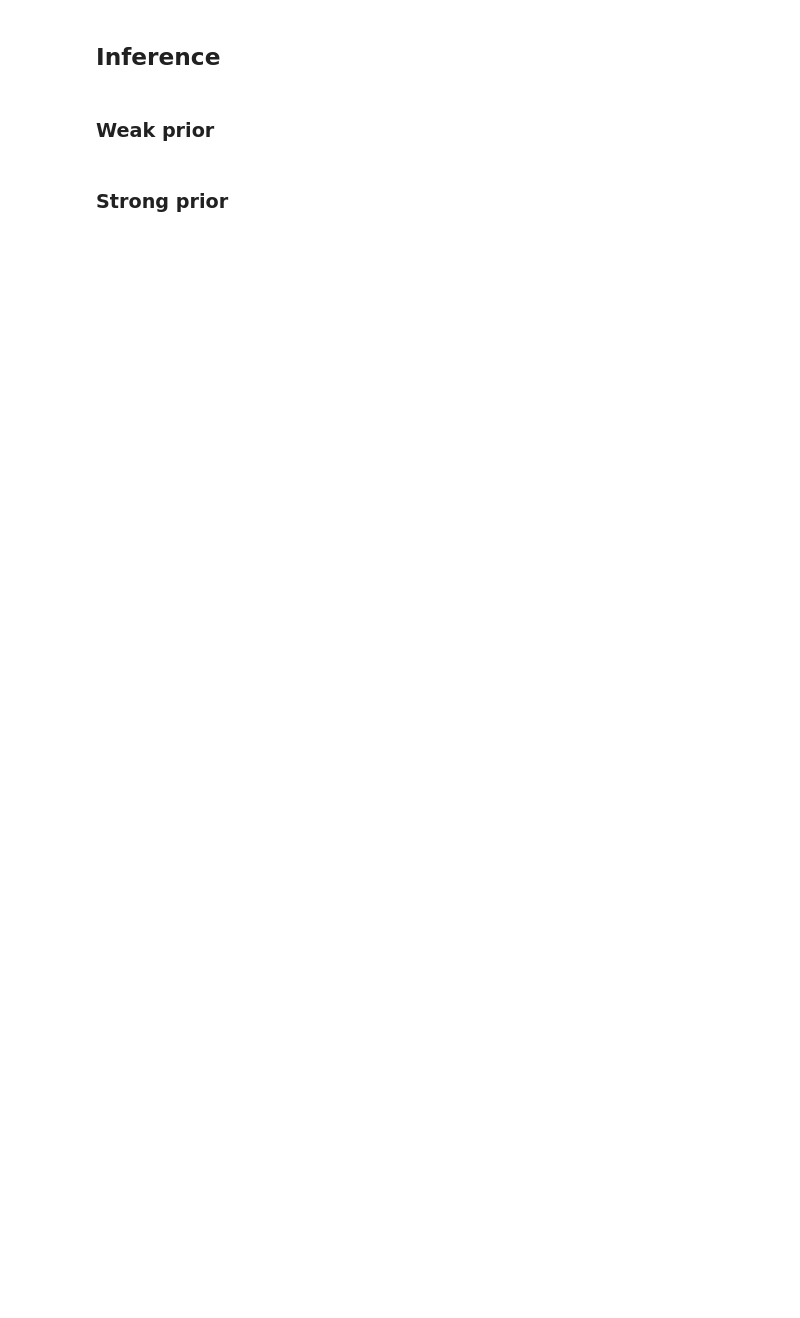
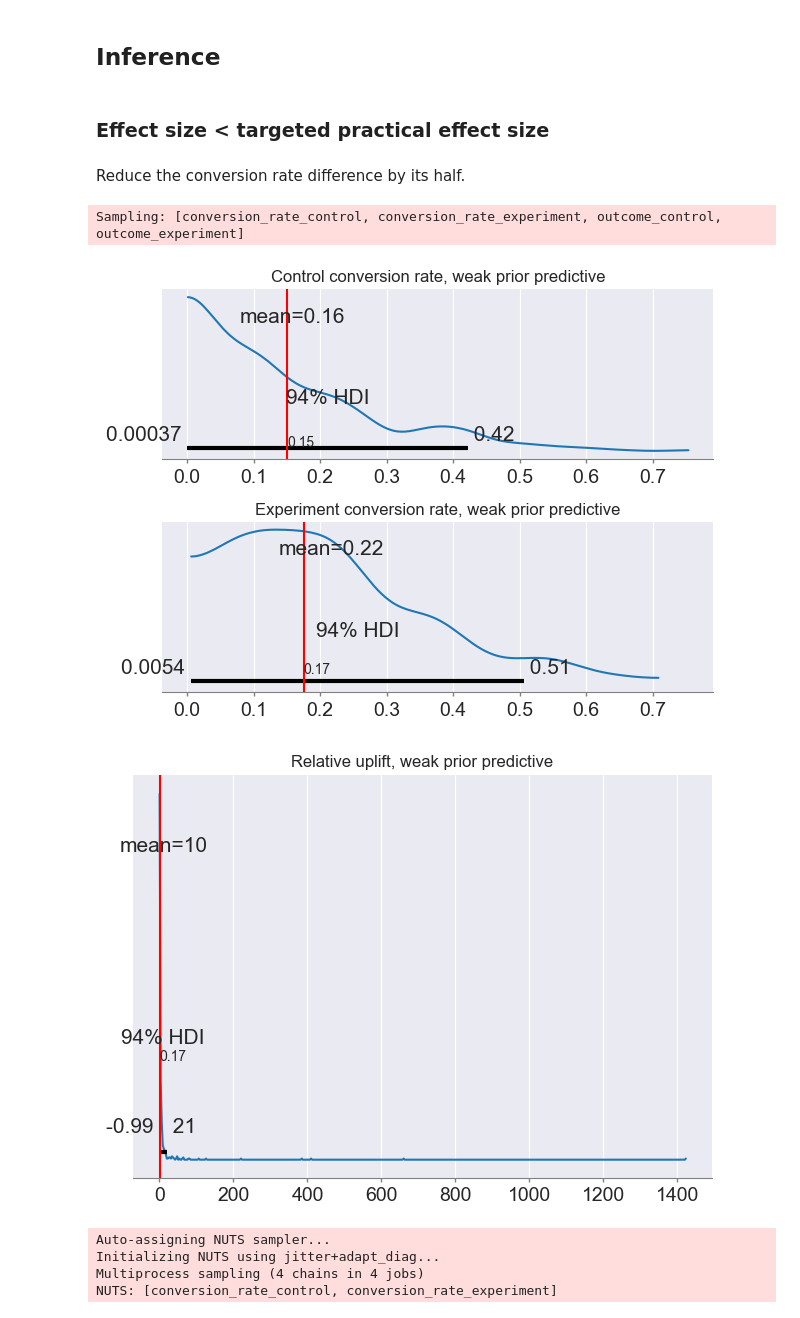
Before and after one commit to AhmetZamanis/BayesianModelingExperiments, a Jupyter notebook: a-b-testing/uplift-bayesian.ipynb, the cells around one changed output. Drawn from its saved outputs; the diff is of its cells as text; code cells hidden in the pictures; blank space fills up the shorter version.

```diff
--- a/a-b-testing/uplift-bayesian.ipynb
+++ b/a-b-testing/uplift-bayesian.ipynb
@@ -421,6 +499,4 @@ for n_days in unique_days:
+# %%
+optimal_days = 3
 # %% [markdown]
 ## Inference
-# %% [markdown]
-### Weak prior
-# %% [markdown]
-### Strong prior
@@ -441,0 +503,43 @@ strong_prior_model.plot_posterior_predictive()
+# %%
+def inference(model_priors: List[ConversionPrior], conversion_rates: List[float], experiment_days: int, priors_label: str):
+
+    # Create model
+    model = ConversionRateModel(
+        priors = model_priors,
+        data = generate_variant_data(
+            days = experiment_days,
+            conversion_rates = conversion_rates
+        ),
+        priors_label = priors_label
+    )
+
+    # Calculate true relative uplift
+    true_relative_uplift = (conversion_rates[-1] / conversion_rates[0]) - 1
+
+    # Prior predictive check
+    model.plot_prior_predictive(conversion_rates[0], conversion_rates[-1], true_relative_uplift)
+
+    # Posterior estimation
+    model.plot_posterior_predictive(conversion_rates[0], conversion_rates[-1], true_relative_uplift)
+# %% [markdown]
+### Effect size < targeted practical effect size
+# %% [markdown]
+Reduce the conversion rate difference by its half.
+# %%
+effect_size_small = [conversion_control, (conversion_experiment - (true_effect_size / 2))]
+# %%
+# Weak prior
+inference(
+    weak_prior,
+    effect_size_small,
+    optimal_days,
+    "weak"
+)
+# %% [output]
+Sampling: [conversion_rate_control, conversion_rate_experiment, outcome_control, outcome_experiment]
+[figure, added]
+[figure, added]
+Auto-assigning NUTS sampler...
+Initializing NUTS using jitter+adapt_diag...
+Multiprocess sampling (4 chains in 4 jobs)
+NUTS: [conversion_rate_control, conversion_rate_experiment]
```
Also changed, not shown: parts of 38 cells of this notebook.
